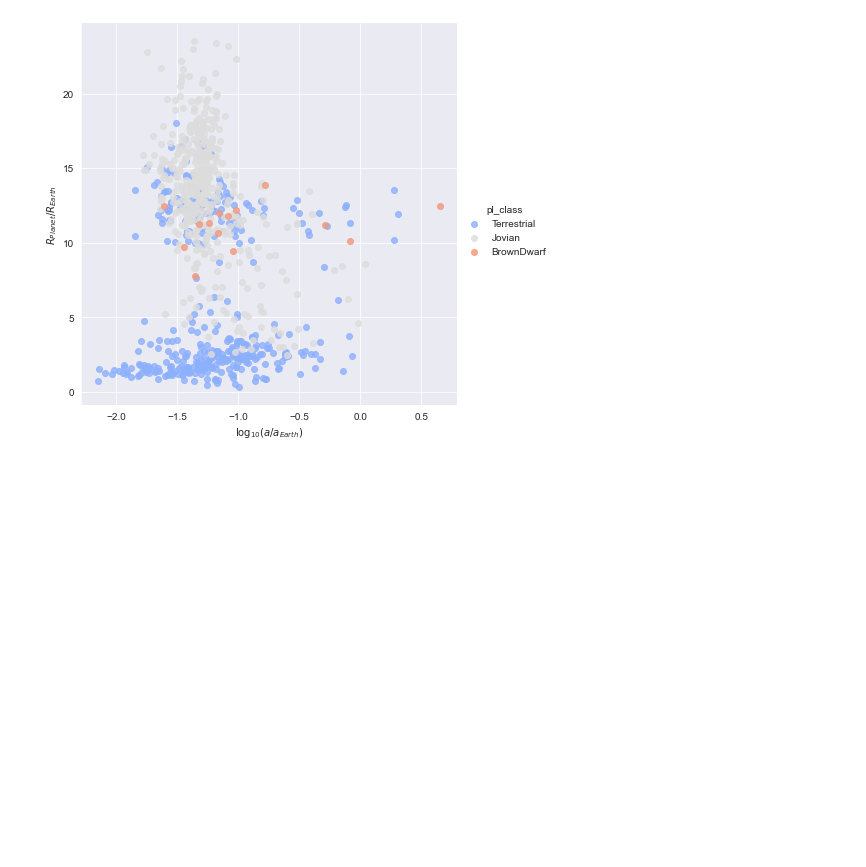
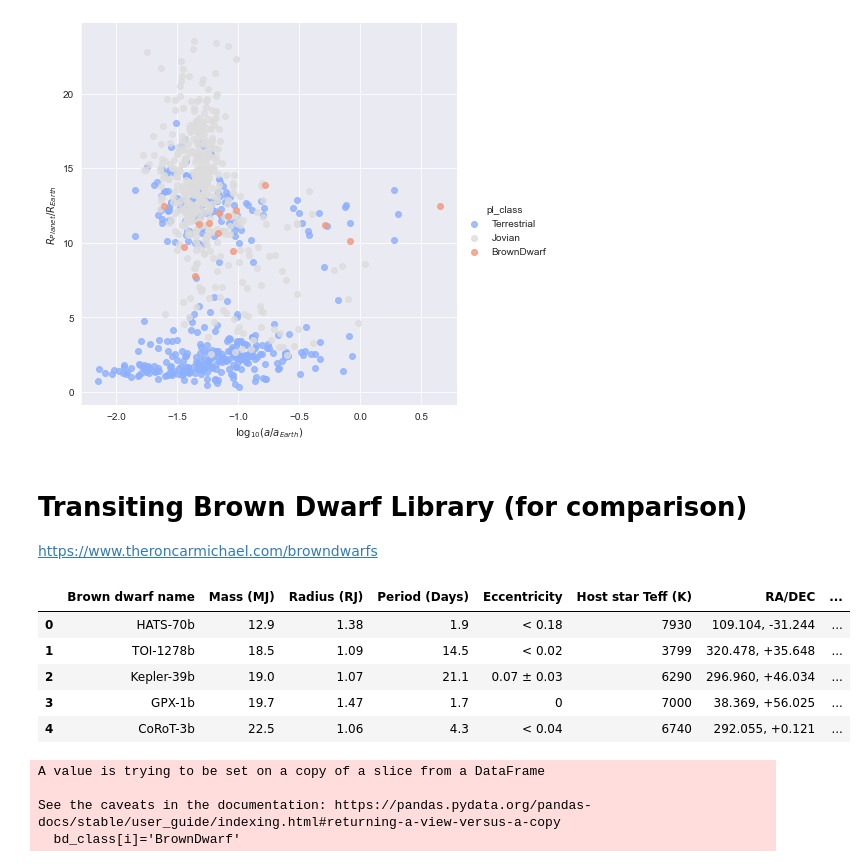
Before and after one commit to bucklonesome/DS_Portfolio, a Jupyter notebook: Exoplanet_DS_Portfolio/exoplanet_analysis_cleaning_ER.ipynb, the cells around one changed output. Cells and saved outputs as stored; diff of their text form; code cells hidden in the pictures; blank space fills up the shorter version.

```diff
--- a/Exoplanet_DS_Portfolio/exoplanet_analysis_cleaning_ER.ipynb
+++ b/Exoplanet_DS_Portfolio/exoplanet_analysis_cleaning_ER.ipynb
@@ -170,3 +200,17 @@ ax.set(xlabel='$\log_{10} (a / a_{Earth})$', ylabel='$R_{Planet} / R_{Earth}$')
 # %% [output]
 <seaborn.axisgrid.FacetGrid at 0x...>
 [figure]
+# %% [markdown]
+# Transiting Brown Dwarf Library (for comparison)
+https://www.theroncarmichael.com/browndwarfs
+# %%
+bd_big = pd.read_csv('TransitingBrownDwarfs.csv')
+# %%
+bd_big.head()
+# %% [output]
+|  | Brown dwarf name | Mass (MJ) | Radius (RJ) | Period (Days) | Eccentricity | Host star Teff (K) | RA/DEC | ... |
+| 0 | HATS-70b | 12.9 | 1.38 | 1.9 | < 0.18 | 7930 | 109.104, -31.244 | ... |
+| 1 | TOI-1278b | 18.5 | 1.09 | 14.5 | < 0.02 | 3799 | 320.478, +35.648 | ... |
+| 2 | Kepler-39b | 19.0 | 1.07 | 21.1 | 0.07 ± 0.03 | 6290 | 296.960, +46.034 | ... |
+| 3 | GPX-1b | 19.7 | 1.47 | 1.7 | 0 | 7000 | 38.369, +56.025 | ... |
+| 4 | CoRoT-3b | 22.5 | 1.06 | 4.3 | < 0.04 | 6740 | 292.055, +0.121 | ... |
@@ -172,0 +232,13 @@ ax.set(xlabel='$\log_{10} (a / a_{Earth})$', ylabel='$R_{Planet} / R_{Earth}$')
+# %%
+bd_copy = bd_big.copy()
+bd_class = bd_copy['Brown dwarf name']
+for i in range(len(pl_class)):
+    bd_class[i]='BrownDwarf'
+
+bd_big['pl_class'] = bd_class
+bd_big['pl_class2'] = bd_class
+# %% [output]
+A value is trying to be set on a copy of a slice from a DataFrame
+
+See the caveats in the documentation: https://pandas.pydata.org/pandas-docs/stable/user_guide/indexing.html#returning-a-view-versus-a-copy
+  bd_class[i]='BrownDwarf'
```
Also changed, not shown: parts of 8 cells of this notebook, 12 other files.
